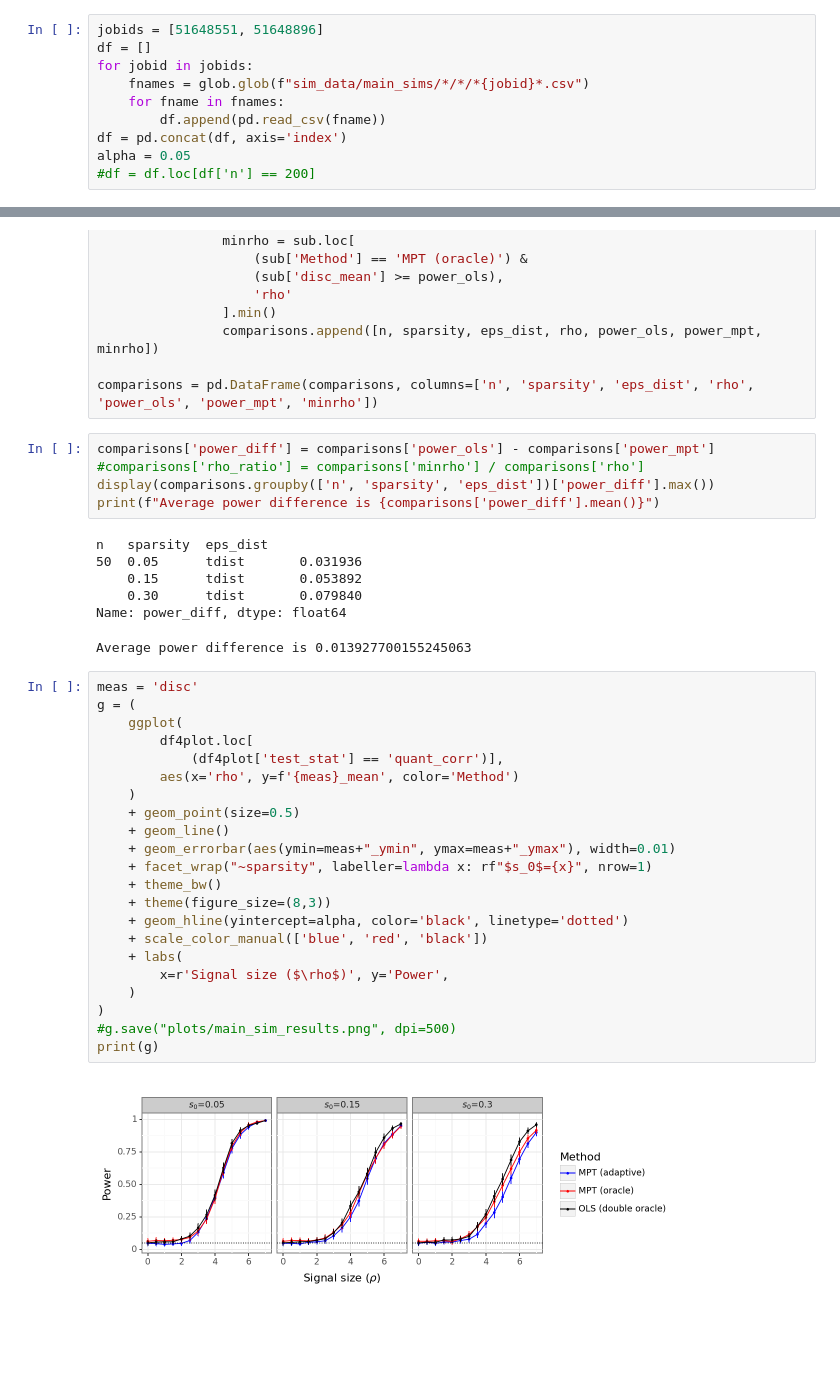
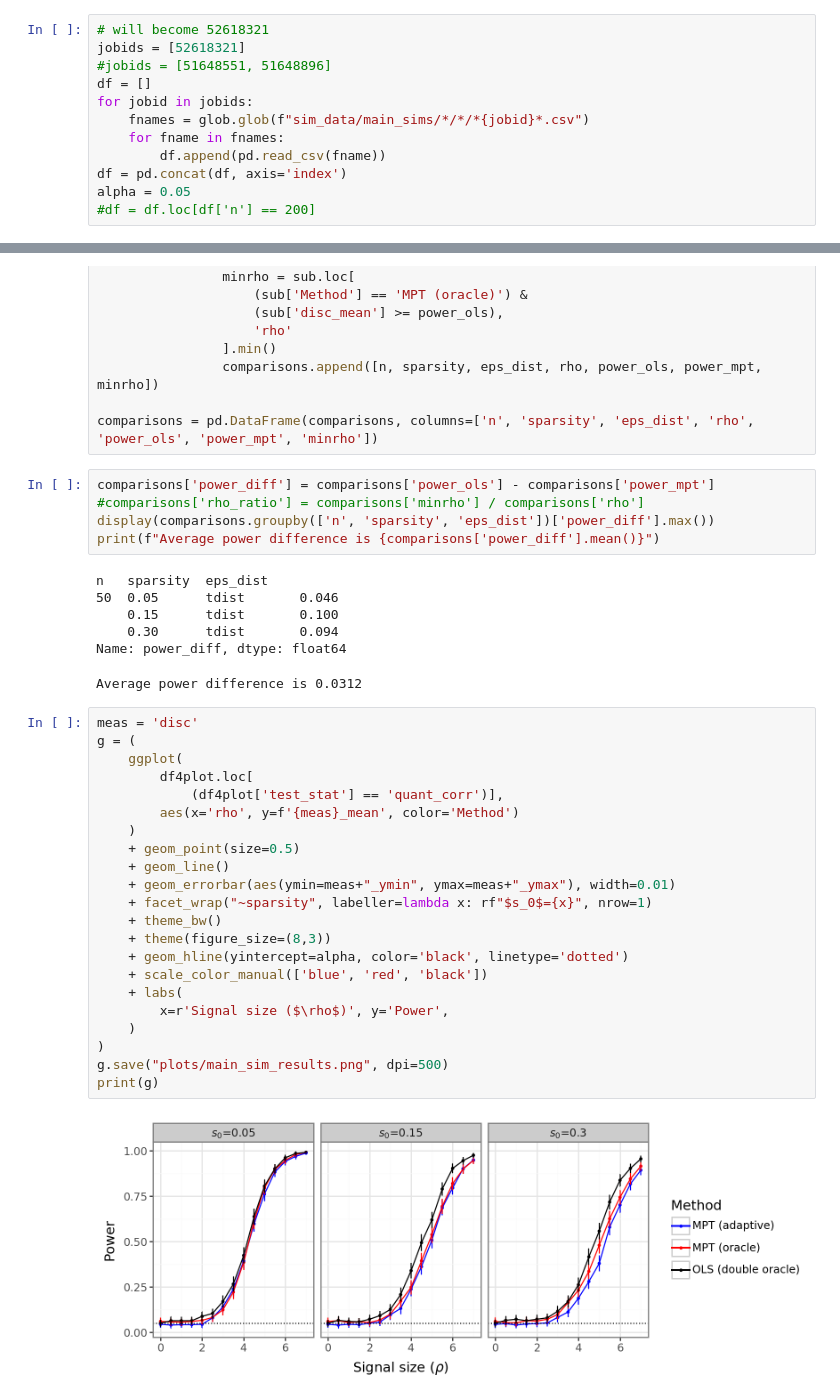
Before and after one commit to amspector100/mosaic_factor_paper, a Jupyter notebook: final_plots.ipynb, the cells around one changed output, grey strips where cells are left out. Drawn from its saved outputs; the diff is of its cells as text; blank space fills up the shorter version.

```diff
--- a/final_plots.ipynb
+++ b/final_plots.ipynb
@@ -200,7 +200,9 @@ plt.show()
 # %% [markdown]
 ## 2. Power comparisons with OLS
 # %%
-jobids = [51648551, 51648896]
+# will become 52618321
+jobids = [52618321]
+#jobids = [51648551, 51648896]
 df = []
 for jobid in jobids:
     fnames = glob.glob(f"sim_data/main_sims/*/*/*{jobid}*.csv")
@@ -284,32 +286,32 @@ display(comparisons.groupby(['n', 'sparsity', 'eps_dist'])['power_diff'].max())
 print(f"Average power difference is {comparisons['power_diff'].mean()}")
 # %% [output]
 n   sparsity  eps_dist
-50  0.05      tdist       0.031936
-    0.15      tdist       0.053892
-    0.30      tdist       0.079840
+50  0.05      tdist       0.046
+    0.15      tdist       0.100
+    0.30      tdist       0.094
 Name: power_diff, dtype: float64
-Average power difference is 0.013927700155245063
+Average power difference is 0.0312
 # %%
 meas = 'disc'
 g = (
     ggplot(
         df4plot.loc[
             (df4plot['test_stat'] == 'quant_corr')],
         aes(x='rho', y=f'{meas}_mean', color='Method')
     )
     + geom_point(size=0.5)
     + geom_line()
     + geom_errorbar(aes(ymin=meas+"_ymin", ymax=meas+"_ymax"), width=0.01)
     + facet_wrap("~sparsity", labeller=lambda x: rf"$s_0$={x}", nrow=1)
     + theme_bw()
     + theme(figure_size=(8,3))
     + geom_hline(yintercept=alpha, color='black', linetype='dotted')
     + scale_color_manual(['blue', 'red', 'black'])
     + labs(
         x=r'Signal size ($\rho$)', y='Power',
     )
 )
-#g.save("plots/main_sim_results.png", dpi=500)
+g.save("plots/main_sim_results.png", dpi=500)
 print(g)
 # %% [output]
-[figure, old version]
+[figure, new version]
```
Also changed, not shown: parts of 2 cells of this notebook, 6 other files.
